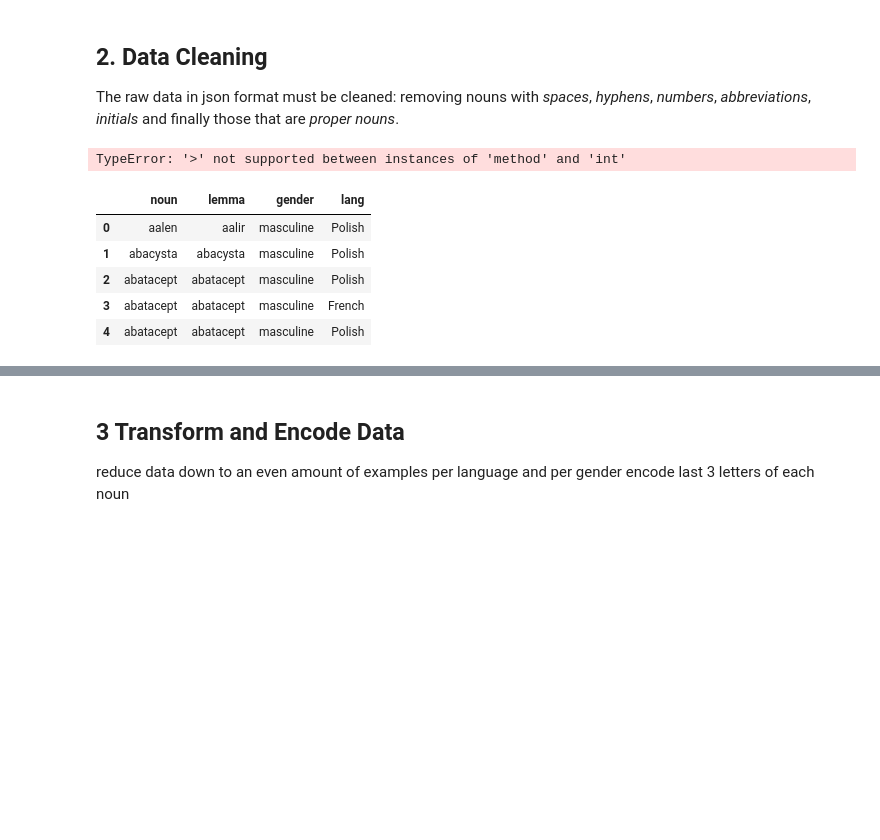
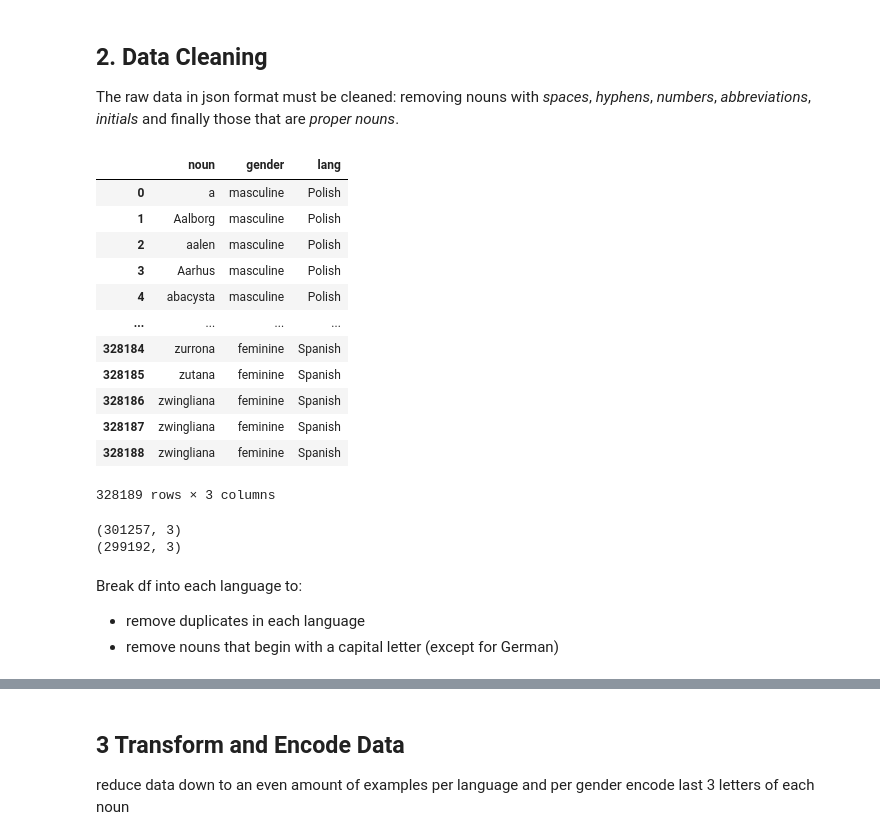
Before and after one commit to NinaNusb/-Morphology-Gender-assignment, a Jupyter notebook: notebooks/main.ipynb, the cells around one changed output, grey strips where cells are left out. Drawn from its saved outputs; the diff is of its cells as text; code cells hidden in the pictures; blank space fills up the shorter version.

```diff
--- a/notebooks/main.ipynb
+++ b/notebooks/main.ipynb
@@ -20,15 +44,33 @@ The raw data in json format must be cleaned: removing nouns with *spaces*, *hyph
 # %%
 # read json file and load it as a DataFrame
 path = '../data/raw_scraped_data.json'
-df = raw_json_to_clean_df(path)
+raw_df = pd.read_json(path)
+raw_df
 # %% [output]
+|  | noun | gender | lang |
+| 0 | a | masculine | Polish |
+| 1 | Aalborg | masculine | Polish |
+| 2 | aalen | masculine | Polish |
+| 3 | Aarhus | masculine | Polish |
+| 4 | abacysta | masculine | Polish |
+| ... | ... | ... | ... |
+| 328184 | zurrona | feminine | Spanish |
+| 328185 | zutana | feminine | Spanish |
+| 328186 | zwingliana | feminine | Spanish |
+| 328187 | zwingliana | feminine | Spanish |
+| 328188 | zwingliana | feminine | Spanish |
-TypeError: '>' not supported between instances of 'method' and 'int'
+328189 rows × 3 columns
-# %%
-df.head(5)
-# %% [output]
-|  | noun | lemma | gender | lang |
-| 0 | aalen | aalir | masculine | Polish |
-| 1 | abacysta | abacysta | masculine | Polish |
-| 2 | abatacept | abatacept | masculine | Polish |
-| 3 | abatacept | abatacept | masculine | French |
-| 4 | abatacept | abatacept | masculine | Polish |
+# %%
+# remove numbers, hypens, spaces, and periods
+no_nums = raw_df[(~raw_df['noun'].str.contains('-| |\.|1|2|3|4|5|6|7|8|9|0'))]
+print(no_nums.shape)
+# remove full uppercase
+no_caps = no_nums[(~no_nums['noun'].str.isupper())]
+print(no_caps.shape)
+# %% [output]
+(301257, 3)
+(299192, 3)
+# %% [markdown]
+Break df into each language to:
+- remove duplicates in each language
+- remove nouns that begin with a capital letter (except for German)
```
Also changed, not shown: parts of 19 cells of this notebook.
